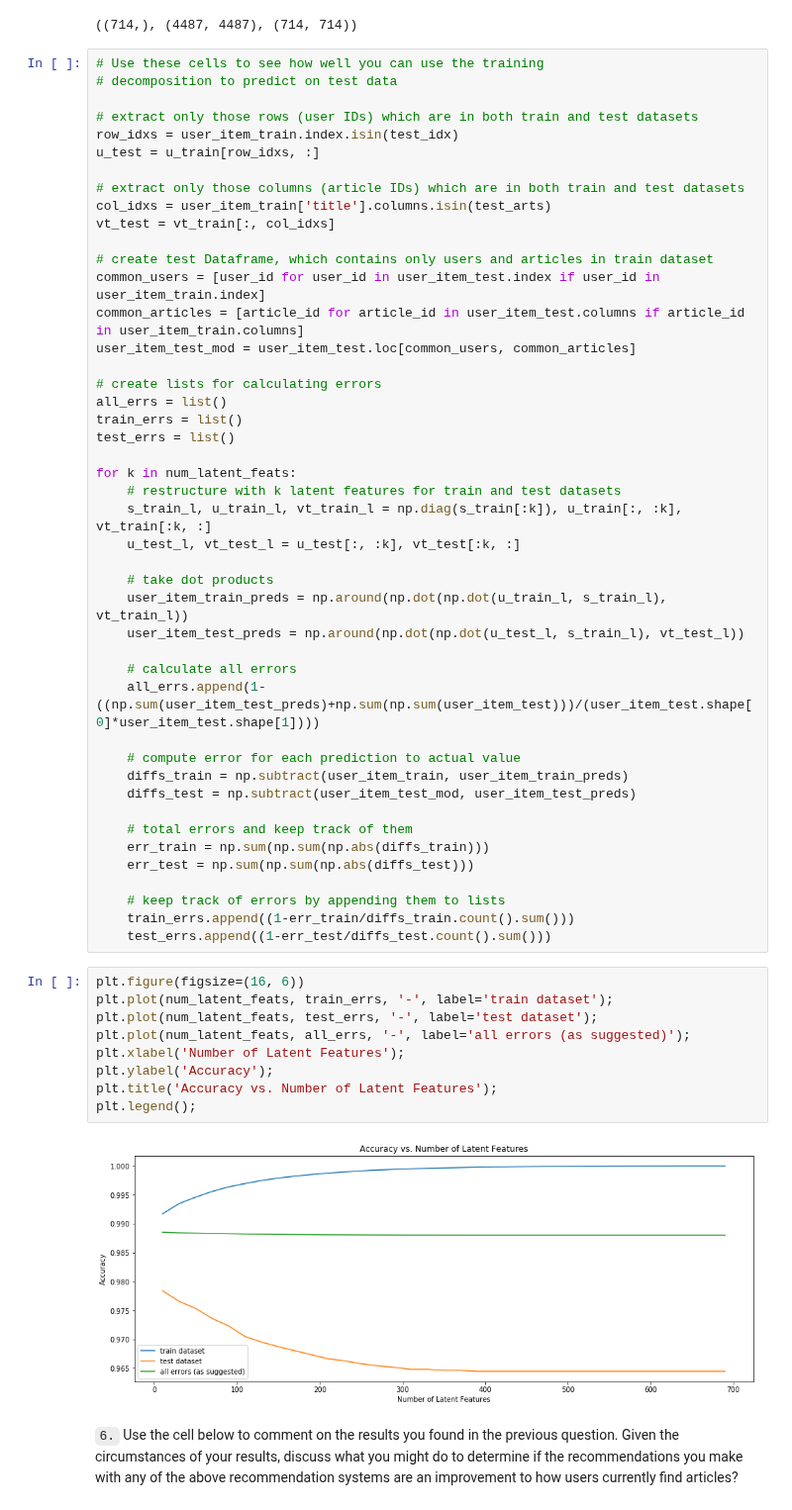
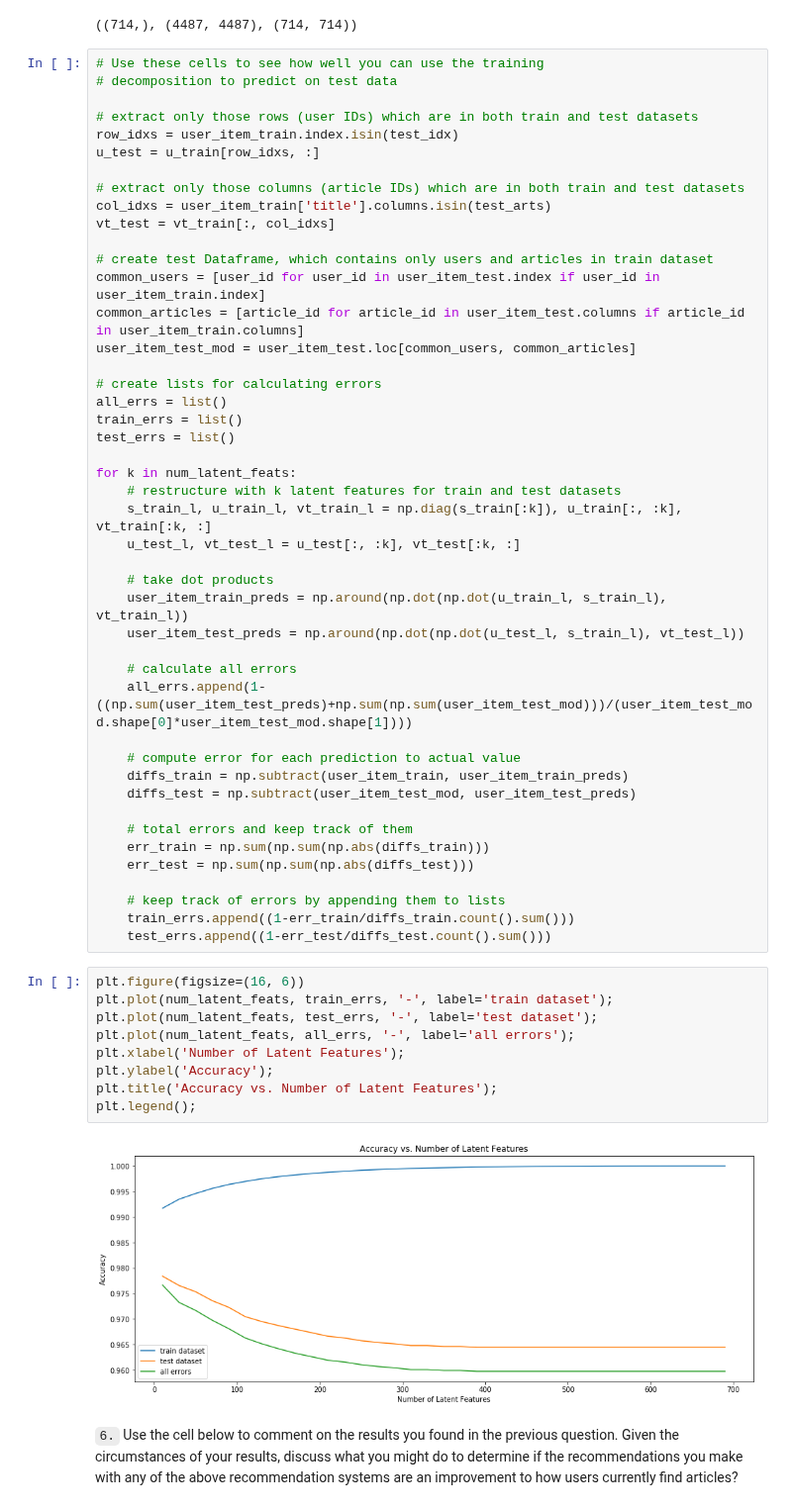
Before and after one commit to TK-Problem/nano_degree_DS, a Jupyter notebook: Experimental_Design/Project/Recommendations_with_IBM.ipynb, the cells around one changed output. Shown at 99% size. Cells and saved outputs as stored; diff of their text form.

```diff
--- a/Experimental_Design/Project/Recommendations_with_IBM.ipynb
+++ b/Experimental_Design/Project/Recommendations_with_IBM.ipynb
@@ -889,7 +889,7 @@ for k in num_latent_feats:
     user_item_test_preds = np.around(np.dot(np.dot(u_test_l, s_train_l), vt_test_l))
 
     # calculate all errors
-    all_errs.append(1-((np.sum(user_item_test_preds)+np.sum(np.sum(user_item_test)))/(user_item_test.shape[0]*user_item_test.shape[1])))
+    all_errs.append(1-((np.sum(user_item_test_preds)+np.sum(np.sum(user_item_test_mod)))/(user_item_test_mod.shape[0]*user_item_test_mod.shape[1])))
 
     # compute error for each prediction to actual value
     diffs_train = np.subtract(user_item_train, user_item_train_preds)
@@ -905,14 +905,14 @@ for k in num_latent_feats:
 # %%
 plt.figure(figsize=(16, 6))
 plt.plot(num_latent_feats, train_errs, '-', label='train dataset');
 plt.plot(num_latent_feats, test_errs, '-', label='test dataset');
-plt.plot(num_latent_feats, all_errs, '-', label='all errors (as suggested)');
+plt.plot(num_latent_feats, all_errs, '-', label='all errors');
 plt.xlabel('Number of Latent Features');
 plt.ylabel('Accuracy');
 plt.title('Accuracy vs. Number of Latent Features');
 plt.legend();
 # %% [output]
-[figure, old version]
+[figure, new version]
 # %% [markdown]
 `6.` Use the cell below to comment on the results you found in the previous question. Given the circumstances of your results, discuss what you might do to determine if the recommendations you make with any of the above recommendation systems are an improvement to how users currently find articles?
 # %% [markdown]
```
Also changed, not shown: 1 other file.
